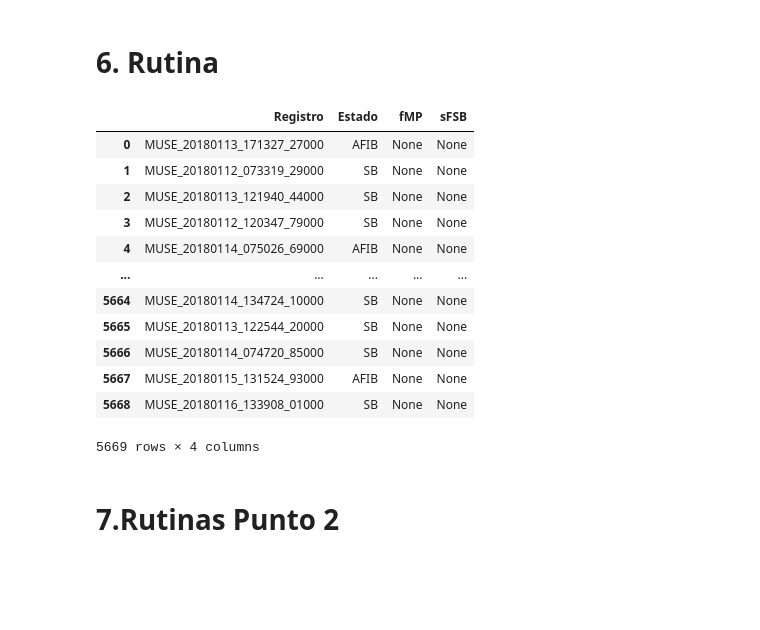
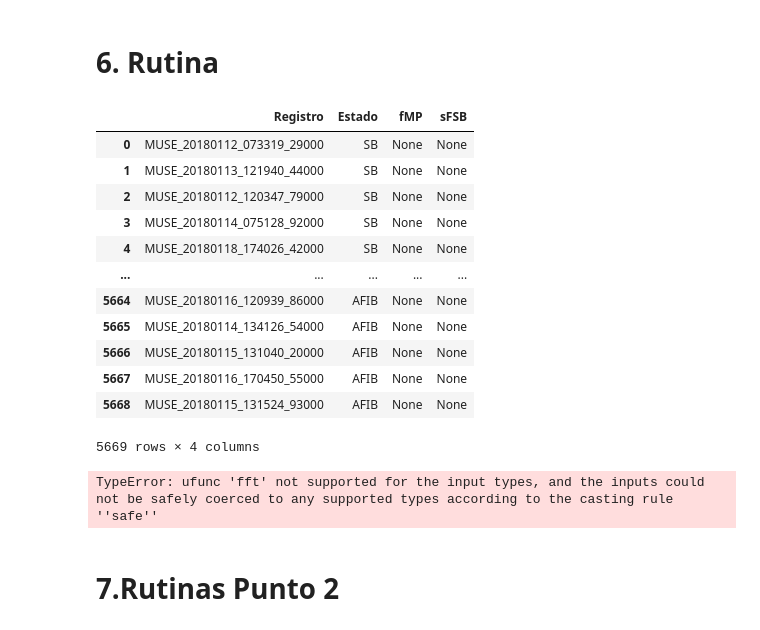
Before and after one commit to juandayo001/Biose-ales_20242, a Jupyter notebook: proyecto2biosenales.ipynb, the cells around one changed output. Cells and saved outputs as stored; diff of their text form; code cells hidden in the pictures; blank space fills up the shorter version.

```diff
--- a/proyecto2biosenales.ipynb
+++ b/proyecto2biosenales.ipynb
@@ -40,9 +40,14 @@ dataframe
 # %% [markdown]
 #### Creamos el nuevo dataframe que va a contener solo los registros que correspondan a bradicardia sinusal (SB Sinus Bradycardia) y fibrilación auricular (AFIB Atrial Fibrillation)
 # %%
-df_filtrado= data[(data['Rhythm'] == 'SB') | (dataframe['Rhythm'] == 'AFIB')]
-df_filtrado = df_filtrado.reset_index(drop=True)
-df_filtrado
+#df_filtrado= data[(data['Rhythm'] == 'SB') | (dataframe['Rhythm'] == 'AFIB')]
+#df_filtrado = df_filtrado.reset_index(drop=True)
+#df_filtrado
+
+dataframe_sb = dataframe[dataframe['Rhythm'] == 'SB'].reset_index(drop=True)
+dataframe_afib = dataframe[dataframe['Rhythm'] == 'AFIB'].reset_index(drop=True)
+dataframe_sb
+dataframe_afib
 # %% [output]
 |  | FileName | Rhythm | Beat | PatientAge | Gender | VentricularRate | AtrialRate | QRSDuration | QTInterval | ... |
 | 0 | MUSE_20180113_171327_27000 | AFIB | RBBB TWC | 85 | MALE | 117 | 234 | 114 | 356 | ... |
@@ -319,37 +324,61 @@ def process_signal(signal):
 # %%
 data_to_append = []
 
 # Procesar el DataFrame filtrado
-for index, row in df_filtrado.iterrows():
+for index, row in dataframe_sb.iterrows():
     registro = row['FileName']
     estado = row['Rhythm']
 
     # Acumular los datos en la lista
     data_to_append.append({
         'Registro': registro,
         'Estado': estado,
         'fMP': None,
         'sFSB': None
     })
 
+for index, row in dataframe_afib.iterrows():
+    registro = row['FileName']
+    estado = row['Rhythm']
+
+    # Acumular los datos en la lista
+    data_to_append.append({
+        'Registro': registro,
+        'Estado': estado,
+        'fMP': None,
+        'sFSB': None
+    })
 # Convertir la lista en un DataFrame
 Data_rutina = pd.DataFrame(data_to_append)
 
 # Mostrar el DataFrame resultante
 Data_rutina
 # %% [output]
 |  | Registro | Estado | fMP | sFSB |
-| 0 | MUSE_20180113_171327_27000 | AFIB | None | None |
-| 1 | MUSE_20180112_073319_29000 | SB | None | None |
-| 2 | MUSE_20180113_121940_44000 | SB | None | None |
-| 3 | MUSE_20180112_120347_79000 | SB | None | None |
-| 4 | MUSE_20180114_075026_69000 | AFIB | None | None |
+| 0 | MUSE_20180112_073319_29000 | SB | None | None |
+| 1 | MUSE_20180113_121940_44000 | SB | None | None |
+| 2 | MUSE_20180112_120347_79000 | SB | None | None |
+| 3 | MUSE_20180114_075128_92000 | SB | None | None |
+| 4 | MUSE_20180118_174026_42000 | SB | None | None |
 | ... | ... | ... | ... | ... |
-| 5664 | MUSE_20180114_134724_10000 | SB | None | None |
-| 5665 | MUSE_20180113_122544_20000 | SB | None | None |
-| 5666 | MUSE_20180114_074720_85000 | SB | None | None |
-| 5667 | MUSE_20180115_131524_93000 | AFIB | None | None |
-| 5668 | MUSE_20180116_133908_01000 | SB | None | None |
+| 5664 | MUSE_20180116_120939_86000 | AFIB | None | None |
+| 5665 | MUSE_20180114_134126_54000 | AFIB | None | None |
+| 5666 | MUSE_20180115_131040_20000 | AFIB | None | None |
+| 5667 | MUSE_20180116_170450_55000 | AFIB | None | None |
+| 5668 | MUSE_20180115_131524_93000 | AFIB | None | None |
 5669 rows × 4 columns
+# %%
+for index, row in dataframe_sb.iterrows():
+            registro = row['FileName']
+            estado = row['Rhythm']
+            signal = np.array(row[['VentricularRate']])  # Extrae la columna deseada
+            fMP_result = MAX_Pot(signal)
+            resultados = resultados.append({
+                'Registro': registro,
+                'Estado': estado,
+                'fMP': fMP_result['Máxima frecuencia'],
+            }, ignore_index=True)
+# %% [output]
+TypeError: ufunc 'fft' not supported for the input types, and the inputs could not be safely coerced to any supported types according to the casting rule ''safe''
 # %% [markdown]
 # 7.Rutinas Punto 2
```
Also changed, not shown: parts of 1 cell of this notebook.
